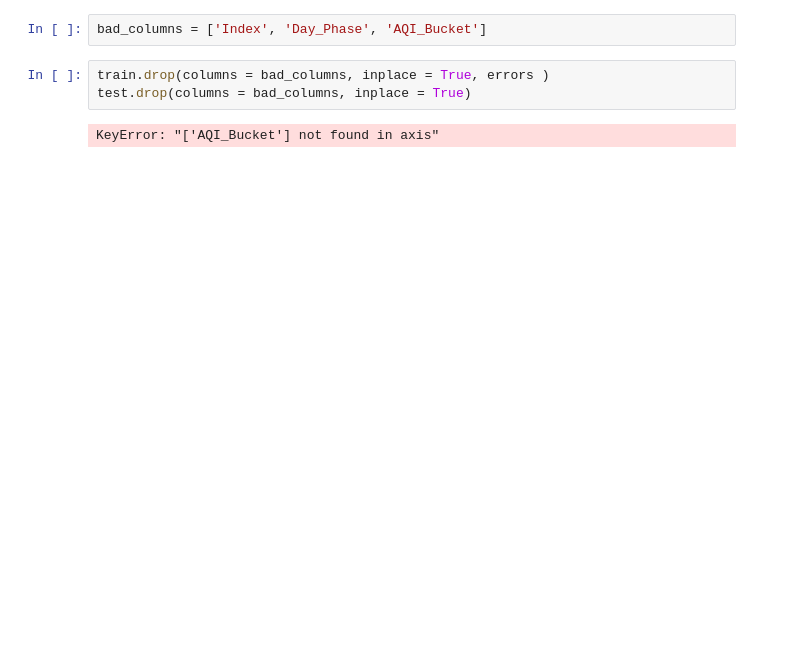
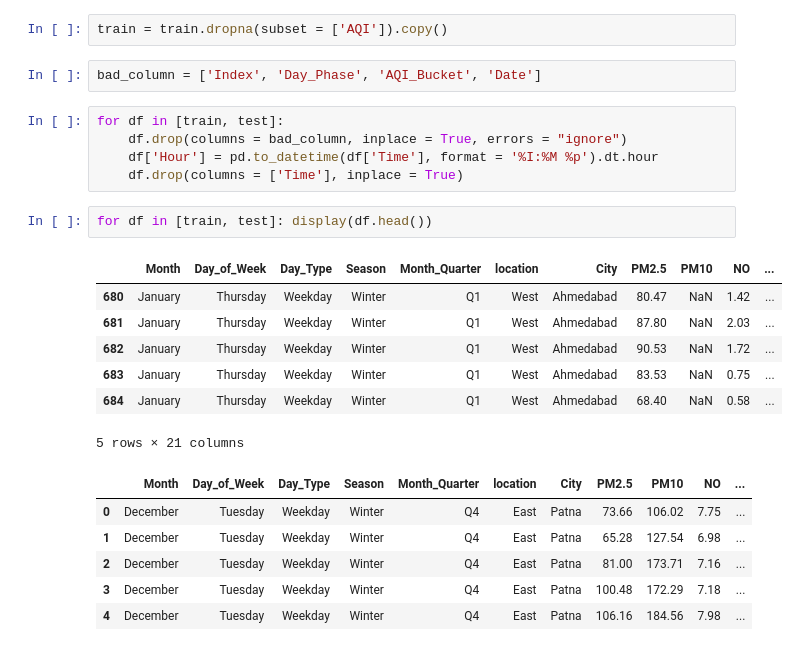
Before and after one commit to madebyzaid/Learning, a Jupyter notebook: airquality/script.ipynb, the cells around one changed output. Saved outputs shown, nothing was run; the diff lists cells and outputs as text; blank space fills up the shorter version.

```diff
--- a/airquality/script.ipynb
+++ b/airquality/script.ipynb
@@ -7,7 +25,25 @@ test = pd.read_csv("test.csv")
+# %%
+train = train.dropna(subset = ['AQI']).copy()
 # %%
-bad_columns = ['Index', 'Day_Phase', 'AQI_Bucket']
+bad_column = ['Index', 'Day_Phase', 'AQI_Bucket', 'Date']
 # %%
-train.drop(columns = bad_columns, inplace = True, errors )
-test.drop(columns = bad_columns, inplace = True)
+for df in [train, test]:
+    df.drop(columns = bad_column, inplace = True, errors = "ignore")
+    df['Hour'] = pd.to_datetime(df['Time'], format = '%I:%M %p').dt.hour
+    df.drop(columns = ['Time'], inplace = True)
-# %% [output]
-KeyError: "['AQI_Bucket'] not found in axis"
+# %%
+for df in [train, test]: display(df.head())
+# %% [output]
+|  | Month | Day_of_Week | Day_Type | Season | Month_Quarter | location | City | PM2.5 | PM10 | NO | ... |
+| 680 | January | Thursday | Weekday | Winter | Q1 | West | Ahmedabad | 80.47 | NaN | 1.42 | ... |
+| 681 | January | Thursday | Weekday | Winter | Q1 | West | Ahmedabad | 87.80 | NaN | 2.03 | ... |
+| 682 | January | Thursday | Weekday | Winter | Q1 | West | Ahmedabad | 90.53 | NaN | 1.72 | ... |
+| 683 | January | Thursday | Weekday | Winter | Q1 | West | Ahmedabad | 83.53 | NaN | 0.75 | ... |
+| 684 | January | Thursday | Weekday | Winter | Q1 | West | Ahmedabad | 68.40 | NaN | 0.58 | ... |
+5 rows × 21 columns
+|  | Month | Day_of_Week | Day_Type | Season | Month_Quarter | location | City | PM2.5 | PM10 | NO | ... |
+| 0 | December | Tuesday | Weekday | Winter | Q4 | East | Patna | 73.66 | 106.02 | 7.75 | ... |
+| 1 | December | Tuesday | Weekday | Winter | Q4 | East | Patna | 65.28 | 127.54 | 6.98 | ... |
+| 2 | December | Tuesday | Weekday | Winter | Q4 | East | Patna | 81.00 | 173.71 | 7.16 | ... |
+| 3 | December | Tuesday | Weekday | Winter | Q4 | East | Patna | 100.48 | 172.29 | 7.18 | ... |
+| 4 | December | Tuesday | Weekday | Winter | Q4 | East | Patna | 106.16 | 184.56 | 7.98 | ... |
```
Also changed, not shown: parts of 28 cells of this notebook, 1 other file.
